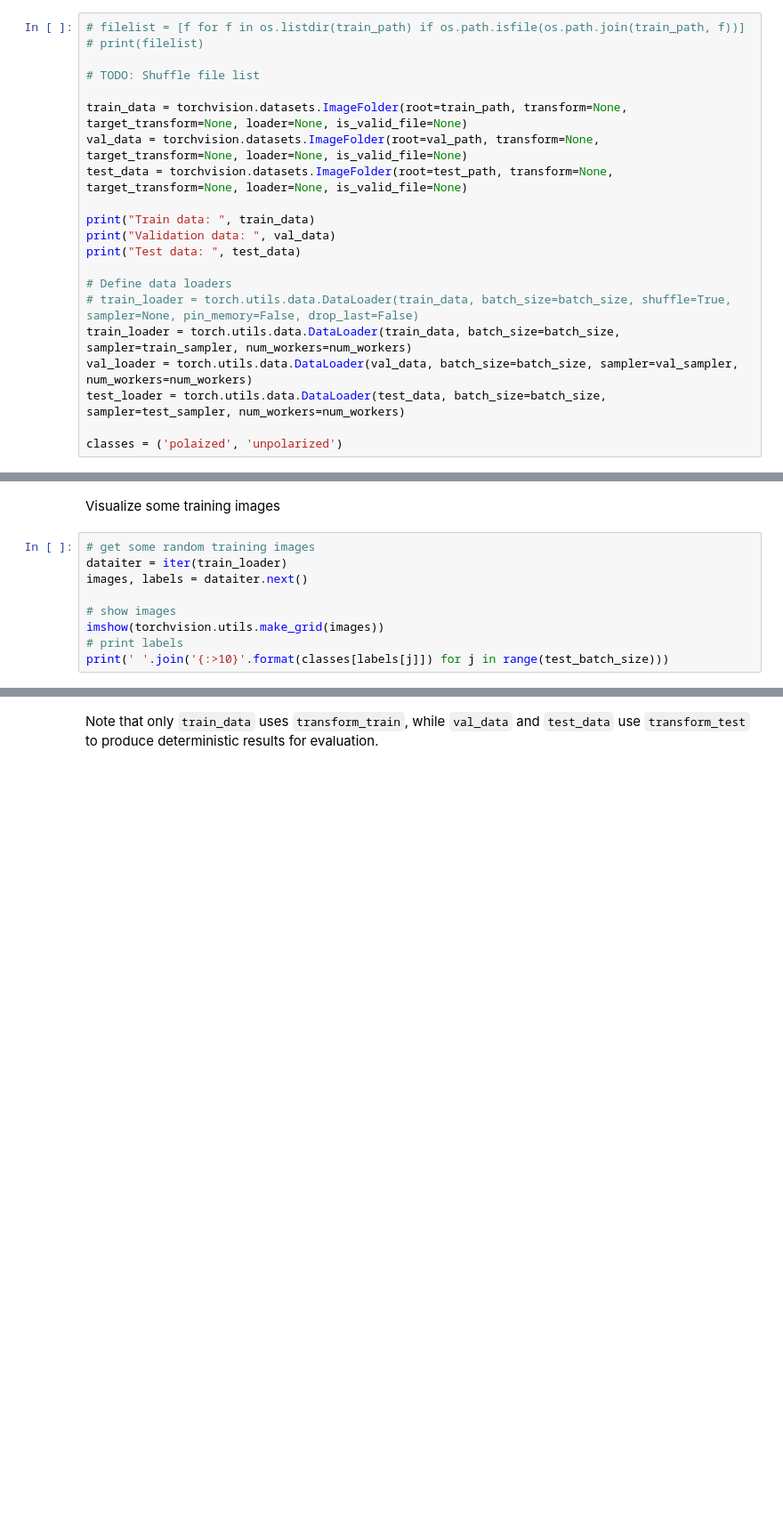
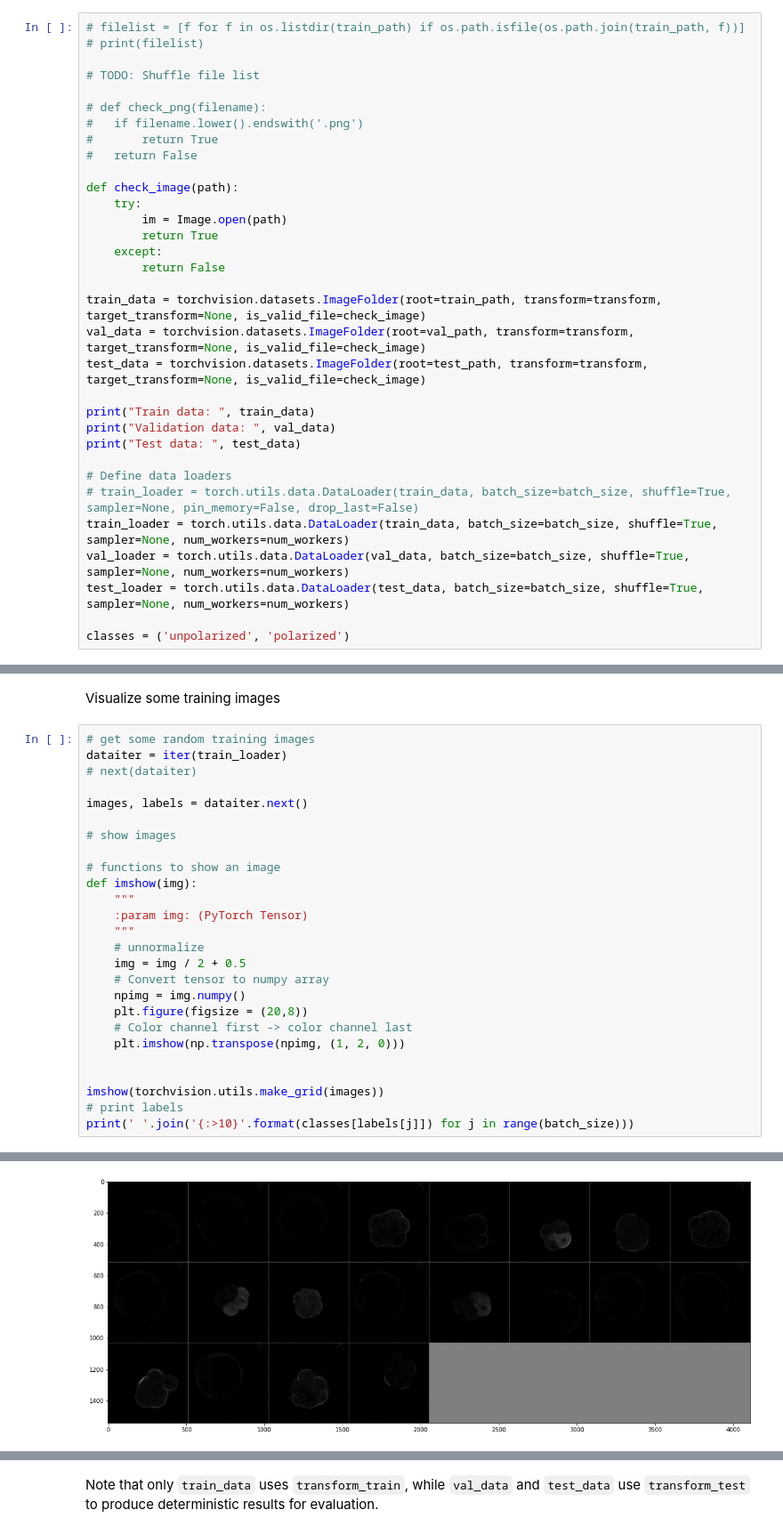
Before and after one commit to abao1999/Embryos, a Jupyter notebook: notebooks/classify_fluo_CNN_torch.ipynb, the cells around one changed output, grey strips where cells are left out. Shown at 89% size. Saved outputs shown, nothing was run; the diff lists cells and outputs as text; blank space fills up the shorter version.

Commit message:
torch is up and running

```diff
--- a/notebooks/classify_fluo_CNN_torch.ipynb
+++ b/notebooks/classify_fluo_CNN_torch.ipynb
@@ -292,9 +303,21 @@ With the data augmentation functions, we can define our data loaders:
 
 # TODO: Shuffle file list
 
-train_data = torchvision.datasets.ImageFolder(root=train_path, transform=None, target_transform=None, loader=None, is_valid_file=None)
-val_data = torchvision.datasets.ImageFolder(root=val_path, transform=None, target_transform=None, loader=None, is_valid_file=None)
-test_data = torchvision.datasets.ImageFolder(root=test_path, transform=None, target_transform=None, loader=None, is_valid_file=None)
+# def check_png(filename):
+#   if filename.lower().endswith('.png')
+#       return True
+#   return False
+
+def check_image(path):
+    try:
+        im = Image.open(path)
+        return True
+    except:
+        return False
+
+train_data = torchvision.datasets.ImageFolder(root=train_path, transform=transform, target_transform=None, is_valid_file=check_image)
+val_data = torchvision.datasets.ImageFolder(root=val_path, transform=transform, target_transform=None, is_valid_file=check_image)
+test_data = torchvision.datasets.ImageFolder(root=test_path, transform=transform, target_transform=None, is_valid_file=check_image)
 
 print("Train data: ", train_data)
 print("Validation data: ", val_data)
@@ -302,11 +325,11 @@ print("Test data: ", test_data)
 
 # Define data loaders
 # train_loader = torch.utils.data.DataLoader(train_data, batch_size=batch_size, shuffle=True, sampler=None, pin_memory=False, drop_last=False)
-train_loader = torch.utils.data.DataLoader(train_data, batch_size=batch_size, sampler=train_sampler, num_workers=num_workers)
-val_loader = torch.utils.data.DataLoader(val_data, batch_size=batch_size, sampler=val_sampler, num_workers=num_workers)
-test_loader = torch.utils.data.DataLoader(test_data, batch_size=batch_size, sampler=test_sampler, num_workers=num_workers)
+train_loader = torch.utils.data.DataLoader(train_data, batch_size=batch_size, shuffle=True, sampler=None, num_workers=num_workers)
+val_loader = torch.utils.data.DataLoader(val_data, batch_size=batch_size, shuffle=True, sampler=None, num_workers=num_workers)
+test_loader = torch.utils.data.DataLoader(test_data, batch_size=batch_size, shuffle=True, sampler=None, num_workers=num_workers)
 
-classes = ('polaized', 'unpolarized')
+classes = ('unpolarized', 'polarized')
 # %% [output]
 Train data:  Dataset ImageFolder
     Number of datapoints: 618
@@ -322,10 +353,27 @@ Visualize some training images
 # %%
 # get some random training images
 dataiter = iter(train_loader)
+# next(dataiter)
+
 images, labels = dataiter.next()
 
 # show images
+
+# functions to show an image
+def imshow(img):
+    """
+    :param img: (PyTorch Tensor)
+    """
+    # unnormalize
+    img = img / 2 + 0.5
+    # Convert tensor to numpy array
+    npimg = img.numpy()
+    plt.figure(figsize = (20,8))
+    # Color channel first -> color channel last
+    plt.imshow(np.transpose(npimg, (1, 2, 0)))
+
+
 imshow(torchvision.utils.make_grid(images))
 # print labels
-print(' '.join('{:>10}'.format(classes[labels[j]]) for j in range(test_batch_size)))
+print(' '.join('{:>10}'.format(classes[labels[j]]) for j in range(batch_size)))
 # %% [output]
@@ -332,0 +381 @@ TypeError: ignored
+[figure, added]
```
Also changed, not shown: parts of 16 cells of this notebook.
